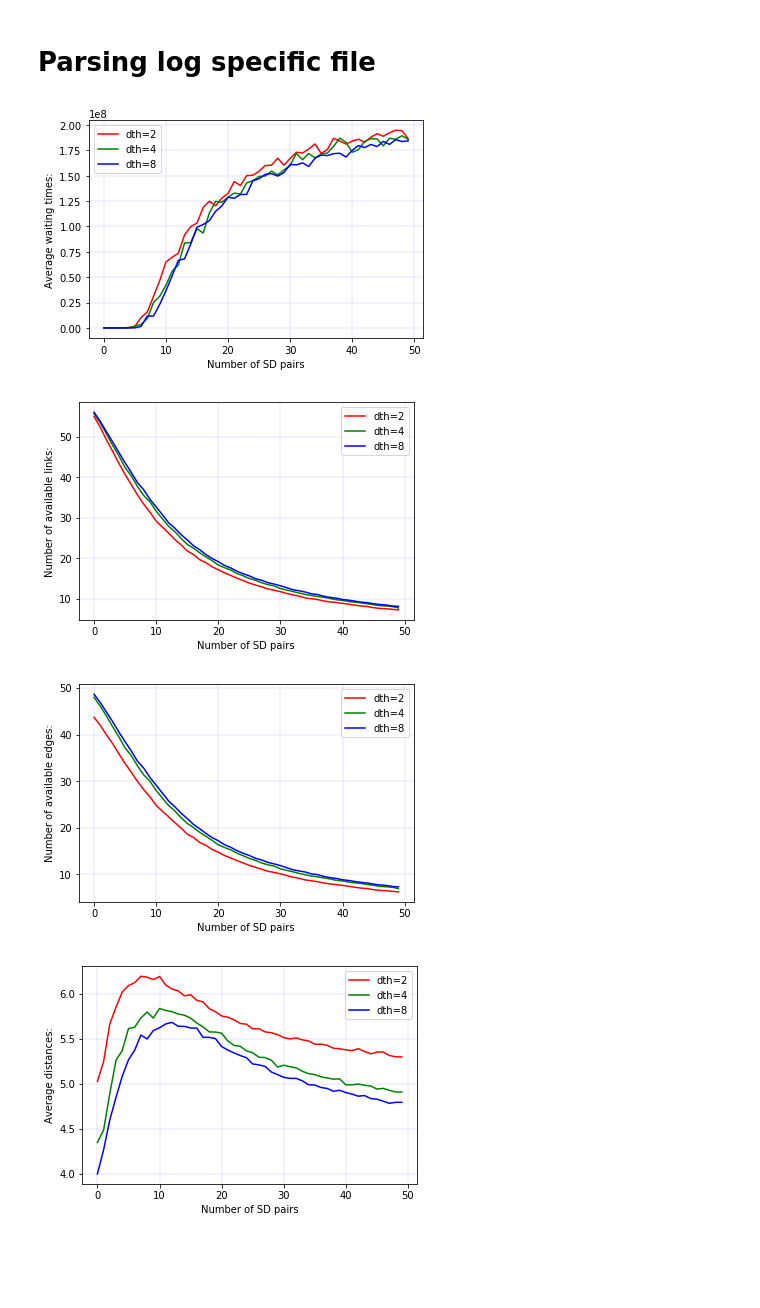
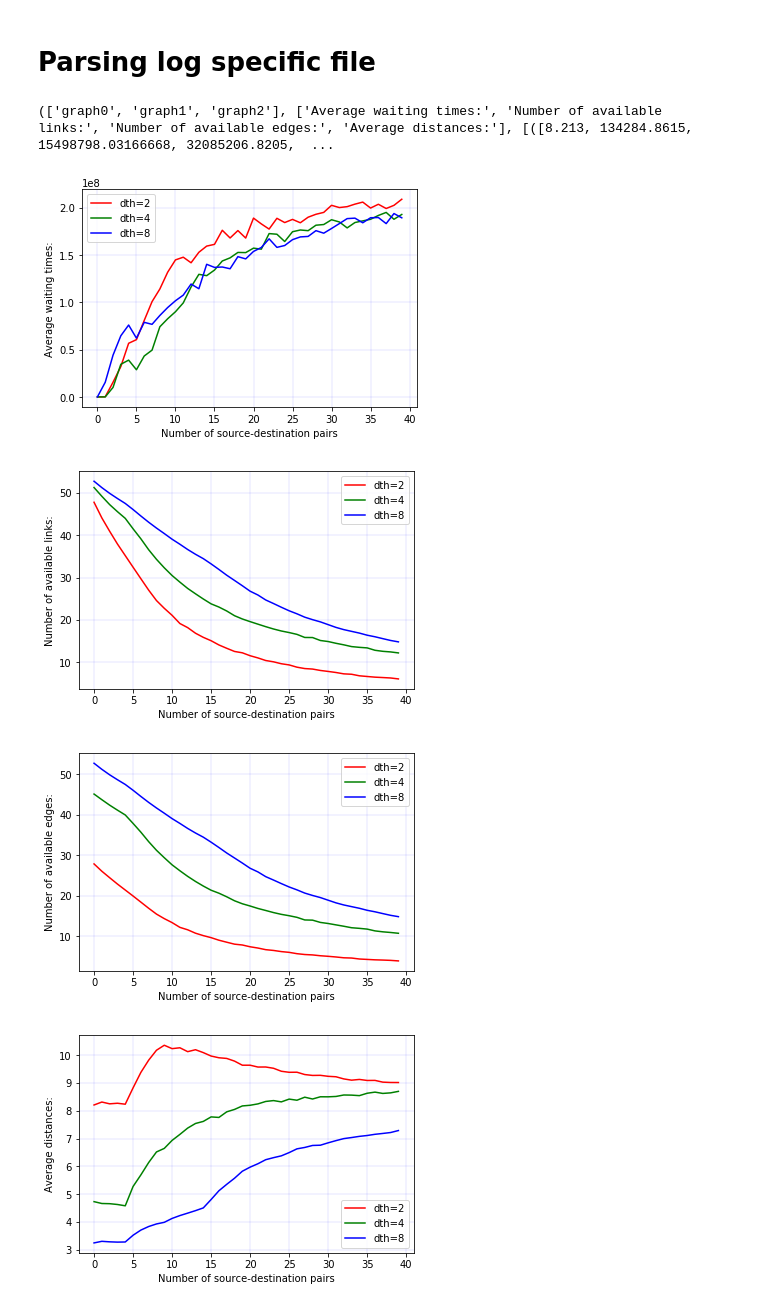
Before and after one commit to antalszava/quantum_network_routing, a Jupyter notebook: notebooks/parse_and_plot_dth_8.ipynb, the cells around one changed output. Cells and saved outputs as stored; diff of their text form; code cells hidden in the pictures; blank space fills up the shorter version.

```diff
--- a/notebooks/parse_and_plot_dth_8.ipynb
+++ b/notebooks/parse_and_plot_dth_8.ipynb
@@ -4,17 +4,20 @@
 %run ./lib/plot.py
 %run ./lib/parse_from_log.py
 # %%
-path = '/home/antal/Documents/eit/thesis/implementation/quantum_routing/notebooks/logs/max_dth_8'
-filename = 'global_knowledge_power_law_1000__19_04_02__13_41.log'
-name_of_approach = 'global'
+path = '/home/antal/Documents/eit/thesis/implementation/quantum_routing/results/logs'
+filename = 'initial_knowledge_1000__19_04_27__12_21.log'
+name_of_approach = 'initial'
 # %% [markdown]
 # Parsing log specific file
 # %%
-measures, topologies, results = parse_from_log(path,filename)
+results = parse_from_log(path,filename)
+print(results)
+# %% [output]
+(['graph0', 'graph1', 'graph2'], ['Average waiting times:', 'Number of available links:', 'Number of available edges:', 'Average distances:'], [([8.213, 134284.8615, 15498798.03166668, 32085206.8205,  ...
 # %%
-plot_results(results, title = name_of_approach, topology_names=['dth=2','dth=4','dth=8'])
+plot_results(results[2], title = name_of_approach, topology_names=['dth=2','dth=4','dth=8'],save_tikz=False)
 # %% [output]
-[figure, old version]
+[figure, new version]
-[figure, old version]
+[figure, new version]
-[figure, old version]
+[figure, new version]
-[figure, old version]
+[figure, new version]
```
Also changed, not shown: 15 other files.
